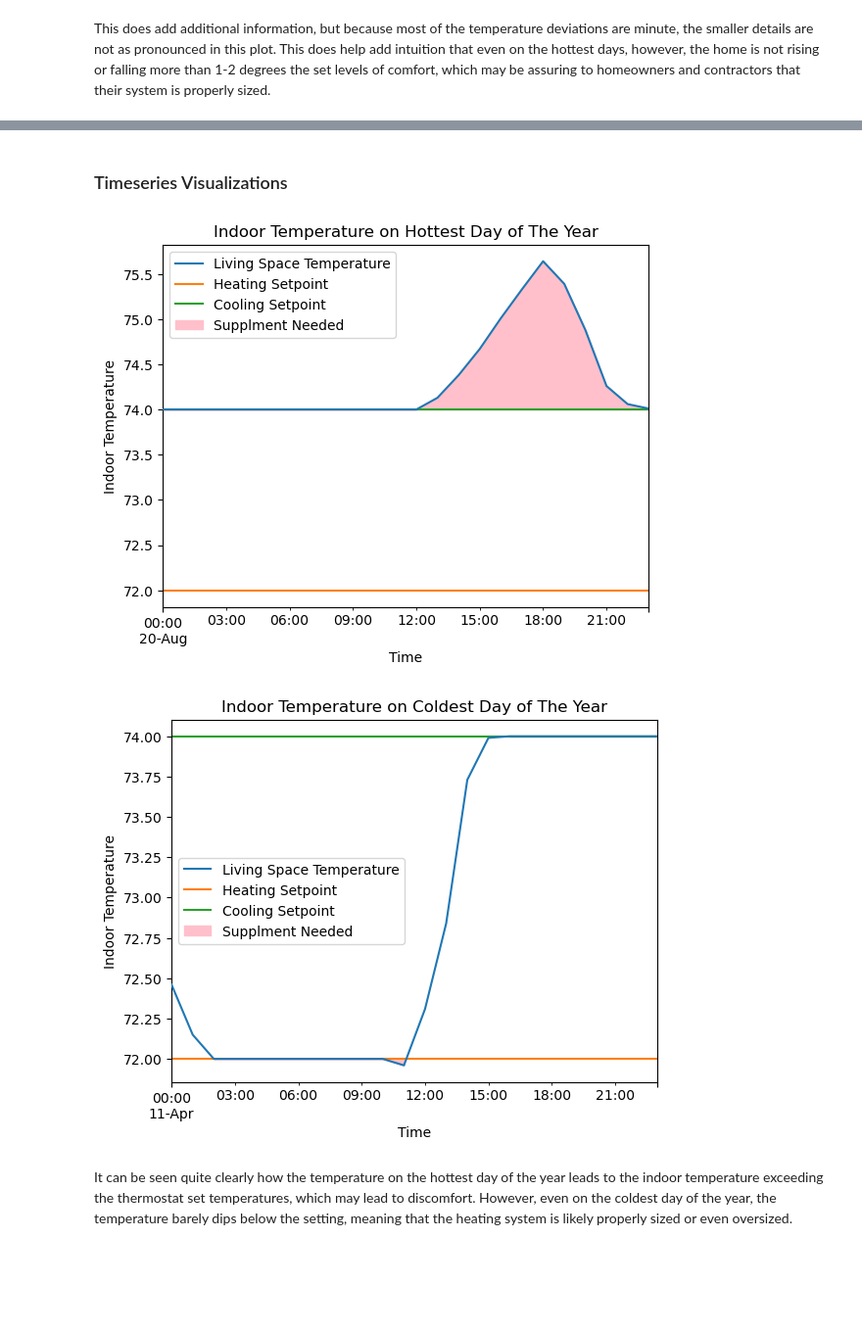
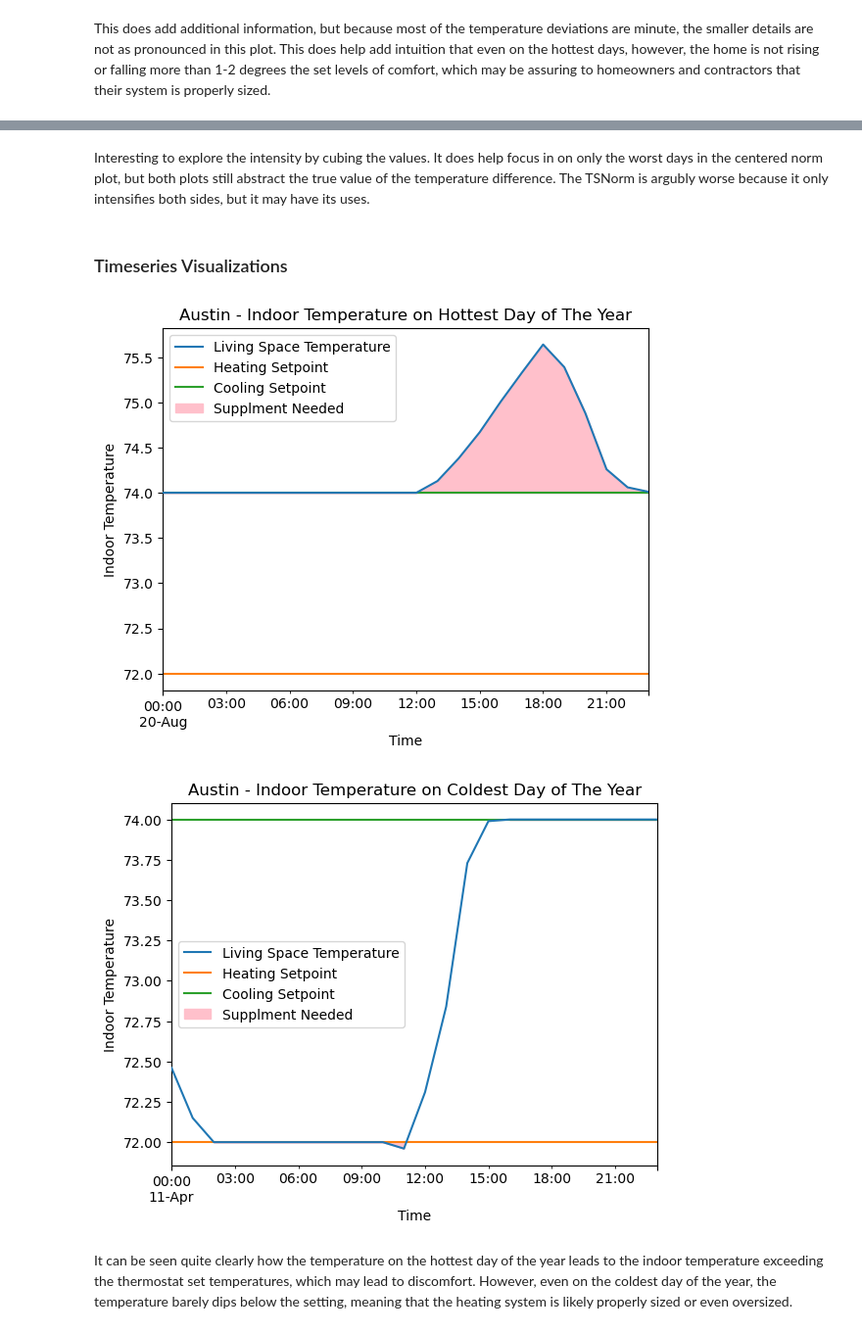
Before and after one commit to alchemicHen/hvac-viz, a Jupyter notebook: cleaning_calendar_viz.ipynb, the cells around one changed output, grey strips where cells are left out. Shown at 98% size. Saved outputs shown, nothing was run; the diff lists cells and outputs as text; code cells hidden in the pictures; blank space fills up the shorter version.

```diff
--- a/cleaning_calendar_viz.ipynb
+++ b/cleaning_calendar_viz.ipynb
@@ -213,9 +267,11 @@ This does add additional information, but because most of the temperature deviat
+# %% [markdown]
+Interesting to explore the intensity by cubing the values. It does help focus in on only the worst days in the centered norm plot, but both plots still abstract the true value of the temperature difference. The TSNorm is argubly worse because it only intensifies both sides, but it may have its uses.
 # %% [markdown]
 ### Timeseries Visualizations
 # %%
 # Time Series Plotting Function
 
-def plot_ts(df, plt_title="Indoor Temperature Over Time", plt_ylabel = "Indoor Temperature", plt_xlabel = "Time", fill = False):
+def plot_ts(df, plt_title="Indoor Temperature Over Time", plt_ylabel = "Indoor Temperature", plt_xlabel = "Time", fill = False, save=False):
     living_temp = df['living_space_temp']
     heating_set = df['heating_setpoint']
     cooling_set = df['cooling_setpoint']
@@ -234,32 +290,28 @@ def plot_ts(df, plt_title="Indoor Temperature Over Time", plt_ylabel = "Indoor T
     plt.ylabel(plt_ylabel)
     plt.xlabel("Time")
 
-    #TODO: Set X ticks to intuitive time
-
     plt.title(plt_title)
     plt.legend()
+
+    if save:
+        plt.savefig(f'Viz_Outputs\\{plt_title}.pdf', bbox_inches='tight')
+
     plt.show()
 # %%
-#TODO:
-#Show single day / couple of days before calendar. Story with being in comfort vs out of range on either end
-#Zoom in on coldest/hottest days, and go back to hourly time series to slice out.
-#Try different ranges for how bad it actually gets. squared/cubed of number of degrees out as heatmap value instead.
-#
-
 #Plotting Hottest Day
 hottest_day = living_dod_df['excess_high_low'].idxmax()
 hottest_day_hourly = living_df[living_df.index.date == hottest_day]
 
-plot_ts(hottest_day_hourly, plt_title='Indoor Temperature on Hottest Day of The Year', fill=True)
+plot_ts(hottest_day_hourly, plt_title='Austin - Indoor Temperature on Hottest Day of The Year', fill=True, save=True) #TODO: consider editing these to specific dates.
 
 #Plotting Coldest Day
 coldest_day = living_dod_df['excess_high_low'].idxmin()
 coldest_day_hourly = living_df[living_df.index.date == coldest_day]
 
-plot_ts(coldest_day_hourly, plt_title='Indoor Temperature on Coldest Day of The Year', fill=True)
+plot_ts(coldest_day_hourly, plt_title='Austin - Indoor Temperature on Coldest Day of The Year', fill=True, save=True)
 # %% [output]
-[figure, old version]
+[figure, new version]
-[figure, old version]
+[figure, new version]
 # %% [markdown]
 It can be seen quite clearly how the temperature on the hottest day of the year leads to the indoor temperature exceeding the thermostat set temperatures, which may lead to discomfort. However, even on the coldest day of the year, the temperature barely dips below the setting, meaning that the heating system is likely properly sized or even oversized.
 # %%
```
Also changed, not shown: parts of 9 cells of this notebook, 7 other files.
